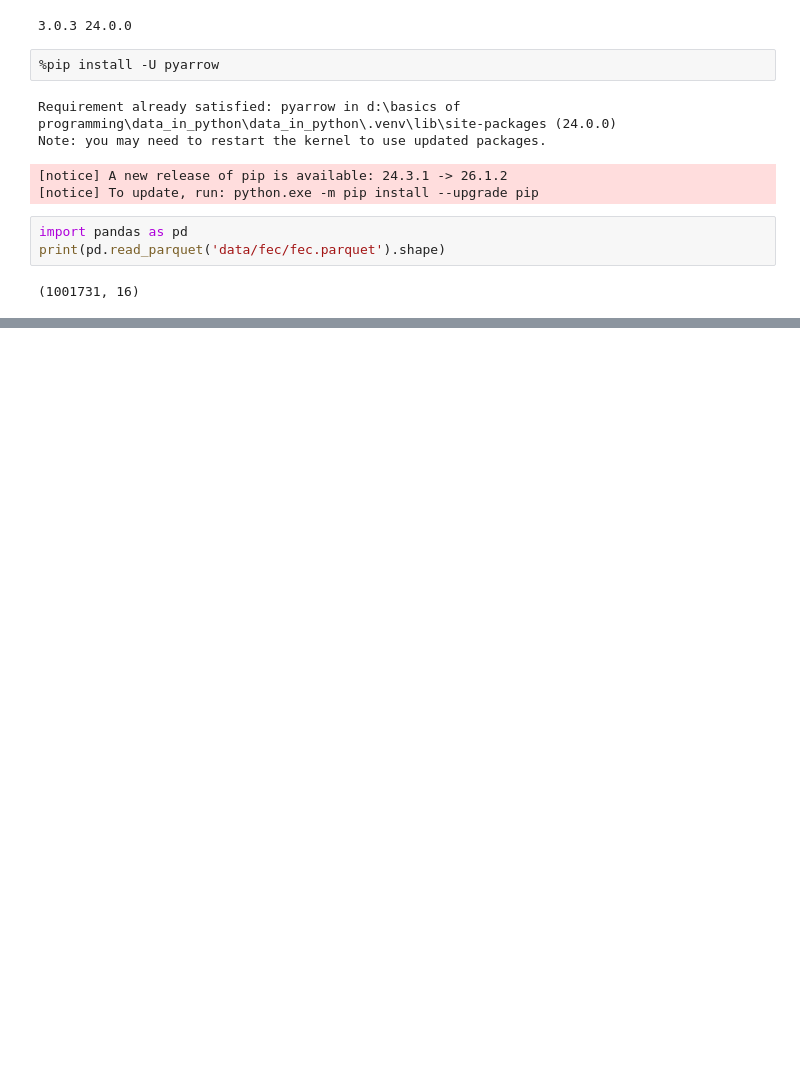
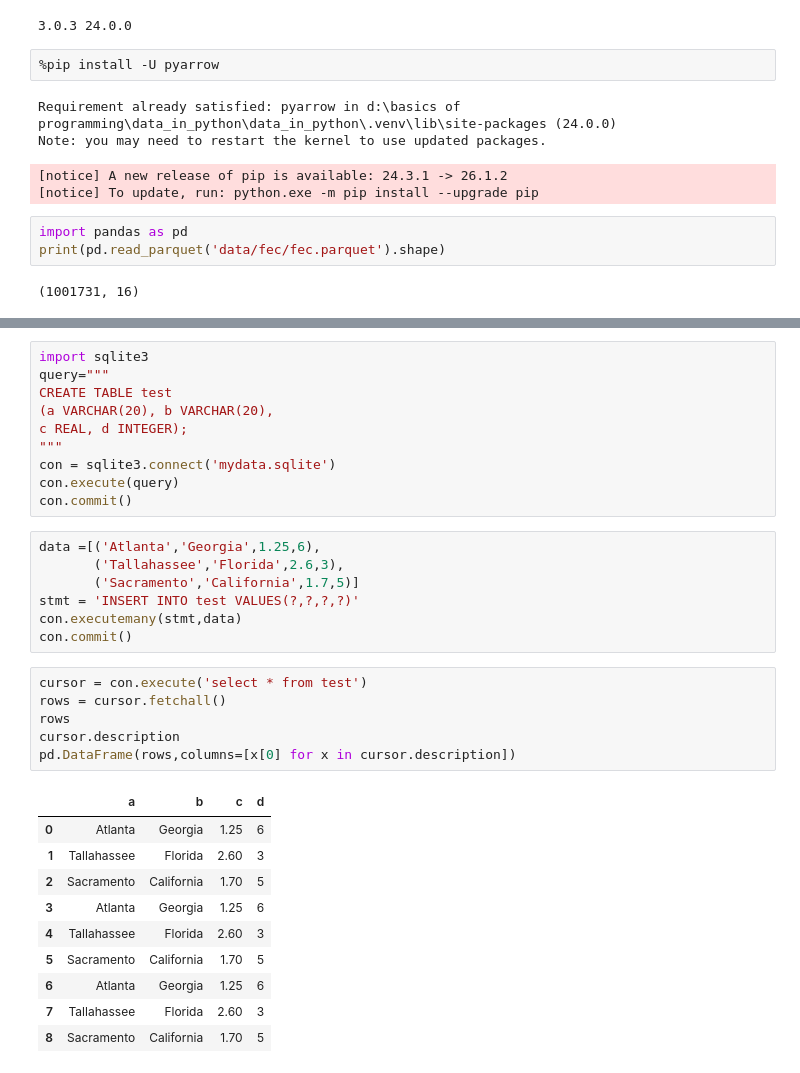
Before and after one commit to OhSorryBro/Data_in_python, a Jupyter notebook: pandas/Read_Save_data.ipynb, the cells around one changed output, grey strips where cells are left out. Saved outputs shown, nothing was run; the diff lists cells and outputs as text; blank space fills up the shorter version.

```diff
--- a/pandas/Read_Save_data.ipynb
+++ b/pandas/Read_Save_data.ipynb
@@ -286,0 +335,34 @@ frame.to_excel('examples/ex2.xlsx')
+# %%
+import sqlite3
+query="""
+CREATE TABLE test
+(a VARCHAR(20), b VARCHAR(20),
+c REAL, d INTEGER);
+"""
+con = sqlite3.connect('mydata.sqlite')
+con.execute(query)
+con.commit()
+# %%
+data =[('Atlanta','Georgia',1.25,6),
+       ('Tallahassee','Florida',2.6,3),
+       ('Sacramento','California',1.7,5)]
+stmt = 'INSERT INTO test VALUES(?,?,?,?)'
+con.executemany(stmt,data)
+con.commit()
+# %%
+cursor = con.execute('select * from test')
+rows = cursor.fetchall()
+rows
+cursor.description
+pd.DataFrame(rows,columns=[x[0] for x in cursor.description])
+# %% [output]
+|  | a | b | c | d |
+| 0 | Atlanta | Georgia | 1.25 | 6 |
+| 1 | Tallahassee | Florida | 2.60 | 3 |
+| 2 | Sacramento | California | 1.70 | 5 |
+| 3 | Atlanta | Georgia | 1.25 | 6 |
+| 4 | Tallahassee | Florida | 2.60 | 3 |
+| 5 | Sacramento | California | 1.70 | 5 |
+| 6 | Atlanta | Georgia | 1.25 | 6 |
+| 7 | Tallahassee | Florida | 2.60 | 3 |
+| 8 | Sacramento | California | 1.70 | 5 |
```
Also changed, not shown: parts of 4 cells of this notebook, 1 other file.
